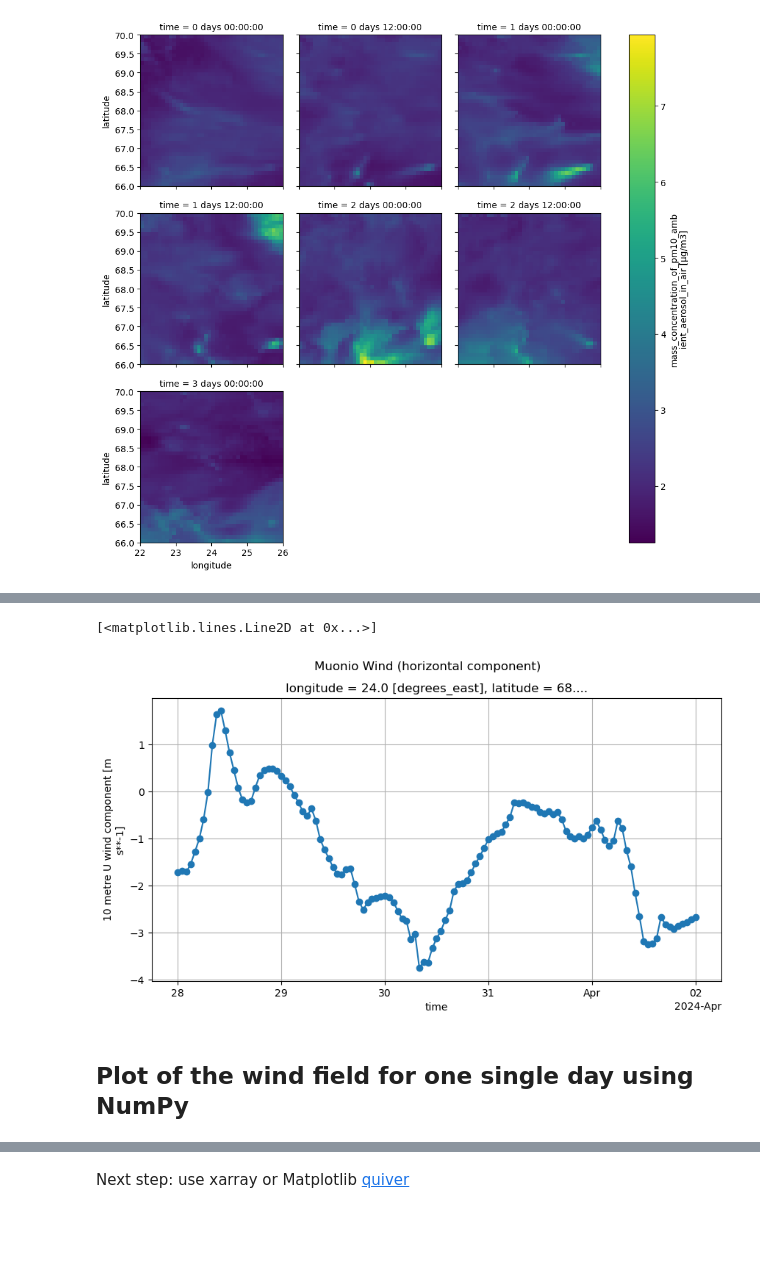
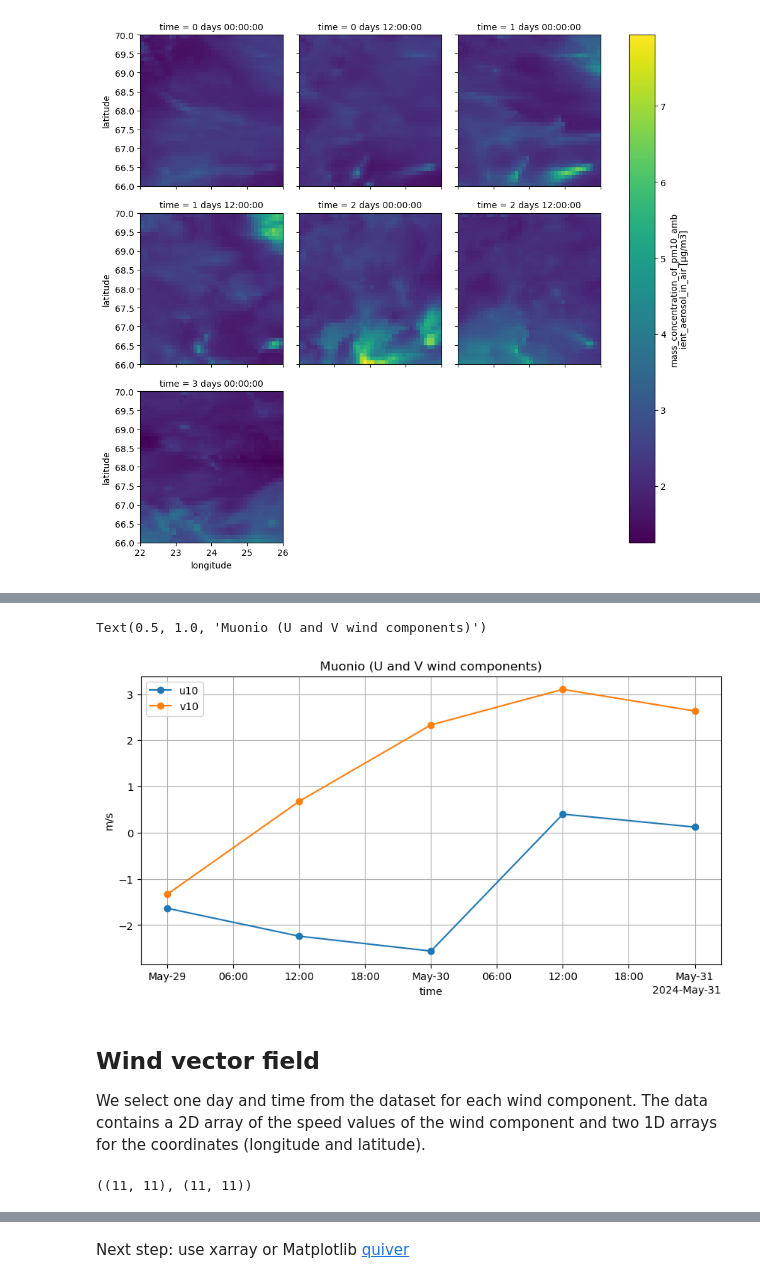
Before and after one commit to luigiselmi/climate, a Jupyter notebook: iia/arctic/cams_pm10_monitoring.ipynb, the cells around one changed output, grey strips where cells are left out. Drawn from its saved outputs; the diff is of its cells as text; code cells hidden in the pictures; blank space fills up the shorter version.

Commit message:
wind field

```diff
--- a/iia/arctic/cams_pm10_monitoring.ipynb
+++ b/iia/arctic/cams_pm10_monitoring.ipynb
@@ -185,6 +227,5 @@ Wind field data is available from CAMS, the dataset is [CAMS global atmospheric
 # %%
-wind_file_path = 'data/cams/cams_wind_field_20240328.nc'
-wind_ds = xr.open_dataset(wind_file_path)
+wind_ds = xr.open_dataset('data/cams/wind_field/data.nc')
 wind_ds
 # %% [output]
 <xarray.Dataset>
@@ -210,15 +251,23 @@ DatetimeIndex(['2024-03-28 00:00:00', '2024-03-28 01:00:00'], dtype='datetime64[
 # %%
 u10_muonio = u10.sel(latitude=muonio_lat, longitude=muonio_lon, method='nearest')
+v10_muonio = v10.sel(latitude=muonio_lat, longitude=muonio_lon, method='nearest')
 # %%
 fig, ax = plt.subplots(figsize=(10, 5))
 ax.grid(True)
-plt.suptitle('Muonio Wind (horizontal component)')
-u10_muonio.plot(ax=ax, marker='o')
+plt_u10 = u10_muonio.plot(ax=ax, marker='o', label='u10')
+plt_v10 = v10_muonio.plot(ax=ax, marker='o', label='v10')
+plt.legend(loc='upper left')
+plt.ylabel('m/s')
+plt.title('Muonio (U and V wind components)')
 # %% [output]
-[<matplotlib.lines.Line2D at 0x...>]
+Text(0.5, 1.0, 'Muonio (U and V wind components)')
-[figure, old version]
+[figure, new version]
 # %% [markdown]
-## Plot of the wind field for one single day using NumPy
+## Wind vector field
+We select one day and time from the dataset for each wind component. The data contains a 2D array of the speed values of the wind component and two 1D arrays for the coordinates (longitude and latitude).
 # %%
-u10_area_t0 = u10.sel(time='2024-03-28T00:00:00')
-v10_area_t0 = v10.sel(time='2024-03-28T00:00:00')
+u10_t0 = u10.sel(time='2024-05-29T00:00:00')
+v10_t0 = v10.sel(time='2024-05-29T00:00:00')
+u10_t0.shape, v10_t0.shape
+# %% [output]
+((11, 11), (11, 11))
```
Also changed, not shown: parts of 21 cells of this notebook.
